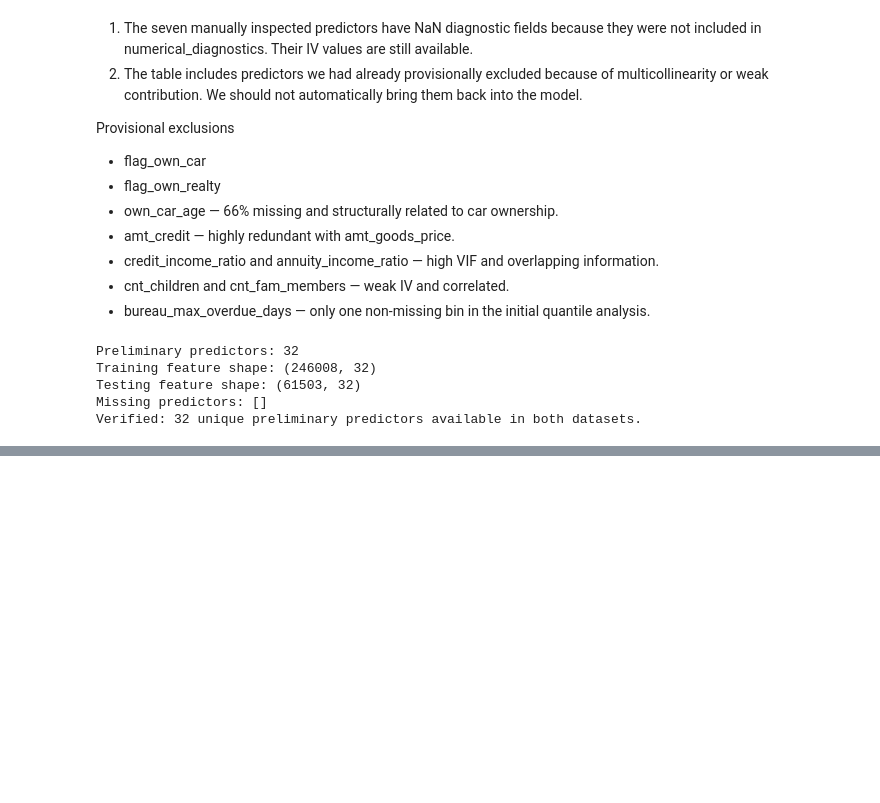
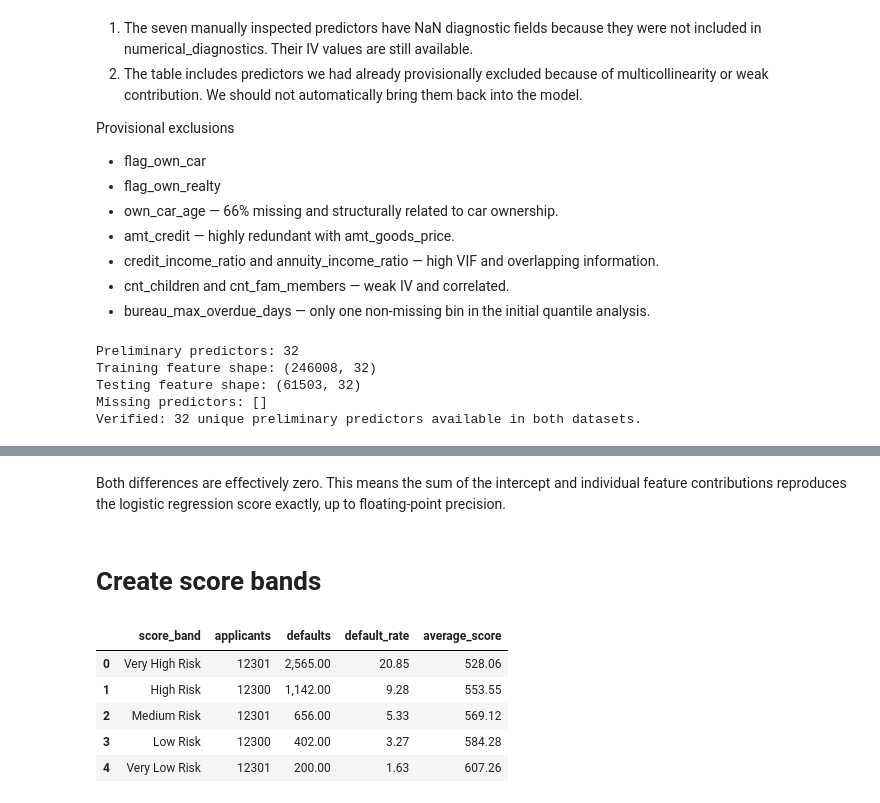
Before and after one commit to motebrian/MSME-LENDING-PORTFOLIO-PROJECT, a Jupyter notebook: 06_woe_iv_analysis.ipynb, the cells around one changed output, grey strips where cells are left out. Drawn from its saved outputs; the diff is of its cells as text; code cells hidden in the pictures; blank space fills up the shorter version.

```diff
--- a/06_woe_iv_analysis.ipynb
+++ b/06_woe_iv_analysis.ipynb
@@ -2528,0 +3541,46 @@ Verified: 32 unique preliminary predictors available in both datasets.
+# %% [markdown]
+Both differences are effectively zero. This means the sum of the intercept and individual feature contributions reproduces the logistic regression score exactly, up to floating-point precision.
+# %% [markdown]
+# Create score bands
+# %%
+# Create five score bands using test-set score quintiles
+scorecard_results = pd.DataFrame({
+    "score": y_test_scores,
+    "actual_default": y_test
+}, index=y_test.index)
+
+scorecard_results["score_band"] = pd.qcut(
+    scorecard_results["score"],
+    q=5,
+    labels=[
+        "Very High Risk",
+        "High Risk",
+        "Medium Risk",
+        "Low Risk",
+        "Very Low Risk"
+    ]
+)
+
+# Summarise performance by score band
+score_band_summary = (
+    scorecard_results
+    .groupby("score_band", observed=False)
+    .agg(
+        applicants=("actual_default", "count"),
+        defaults=("actual_default", "sum"),
+        default_rate=("actual_default", "mean"),
+        average_score=("score", "mean")
+    )
+    .reset_index()
+)
+
+score_band_summary["default_rate"] *= 100
+
+score_band_summary.round(2)
+# %% [output]
+|  | score_band | applicants | defaults | default_rate | average_score |
+| 0 | Very High Risk | 12301 | 2,565.00 | 20.85 | 528.06 |
+| 1 | High Risk | 12300 | 1,142.00 | 9.28 | 553.55 |
+| 2 | Medium Risk | 12301 | 656.00 | 5.33 | 569.12 |
+| 3 | Low Risk | 12300 | 402.00 | 3.27 | 584.28 |
+| 4 | Very Low Risk | 12301 | 200.00 | 1.63 | 607.26 |
```
Also changed, not shown: parts of 55 cells of this notebook.
